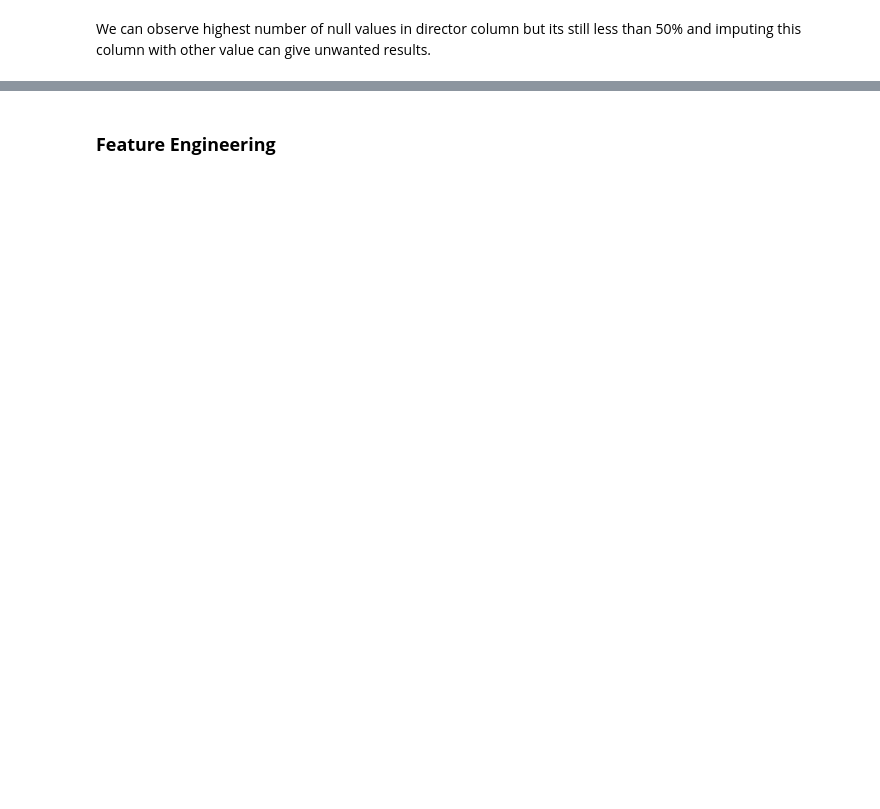
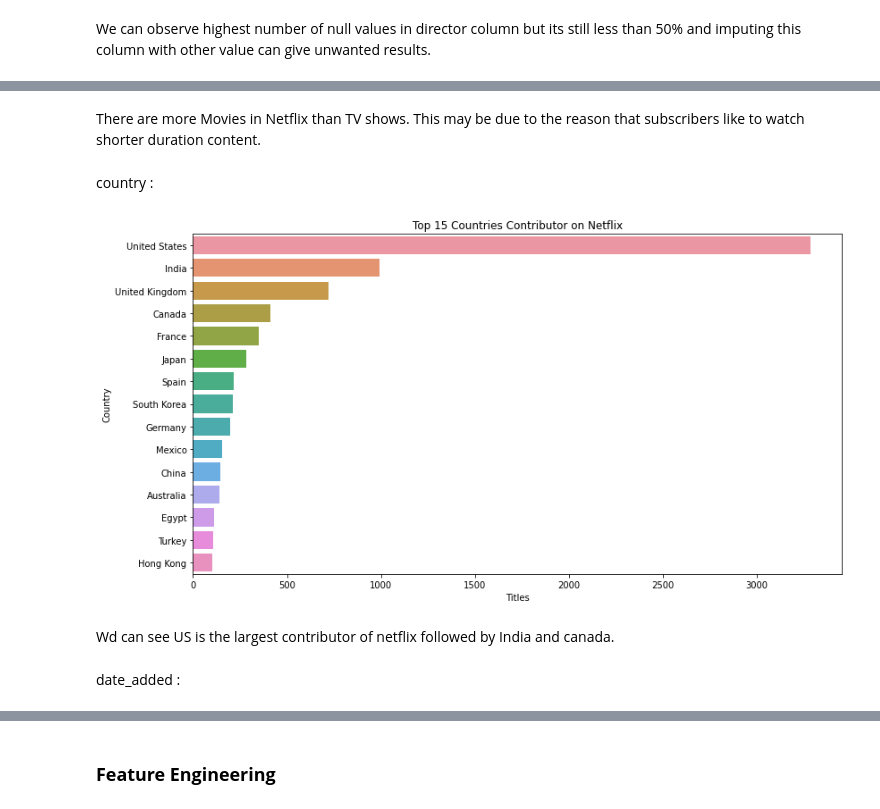
Before and after one commit to Shashwat-spyder/Netflix-movies-and-tv-shows-recommendation-system, a Jupyter notebook: Untitled18.ipynb, the cells around one changed output, grey strips where cells are left out. Drawn from its saved outputs; the diff is of its cells as text; code cells hidden in the pictures; blank space fills up the shorter version.

```diff
--- a/Untitled18.ipynb
+++ b/Untitled18.ipynb
@@ -141,0 +184,19 @@ memory usage: 488.3+ KB
+# %% [markdown]
+There are more Movies in Netflix than TV shows. This may be due to the reason that subscribers like to watch shorter duration content.
+# %% [markdown]
+country :
+# %%
+filtered_countries = df.set_index('title').country.str.split(', ', expand=True).stack().reset_index(level=1, drop=True);
+filtered_countries = filtered_countries[filtered_countries != 'Country Unavailable']
+plt.figure(figsize=(13,7))
+g = sns.countplot(y = filtered_countries, order=filtered_countries.value_counts().index[:15])
+plt.title('Top 15 Countries Contributor on Netflix')
+plt.xlabel('Titles')
+plt.ylabel('Country')
+plt.show()
+# %% [output]
+[figure, added]
+# %% [markdown]
+Wd can see US is the largest contributor of netflix followed by India and canada.
+# %% [markdown]
+date_added :
```
Also changed, not shown: parts of 67 cells of this notebook.
